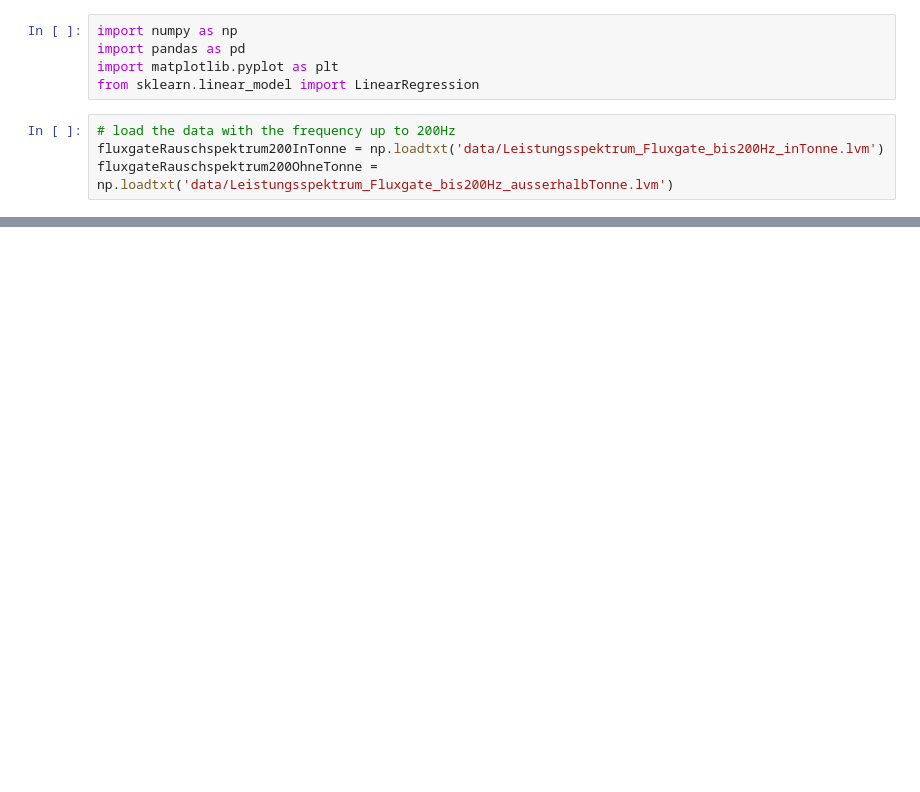
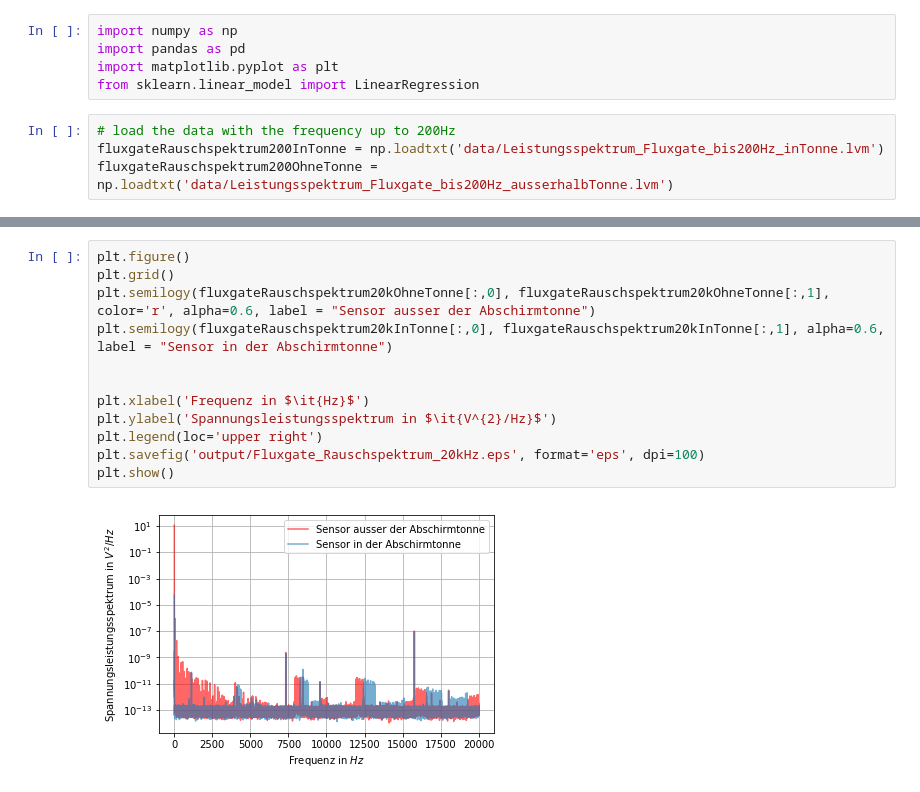
Before and after one commit to Acintya/sensorII_v6, a Jupyter notebook: Fluxgate/Fluxgate_Rauschspektrum.ipynb, the cells around one changed output, grey strips where cells are left out. Drawn from its saved outputs; the diff is of its cells as text; blank space fills up the shorter version.

```diff
--- a/Fluxgate/Fluxgate_Rauschspektrum.ipynb
+++ b/Fluxgate/Fluxgate_Rauschspektrum.ipynb
@@ -10,3 +27,17 @@ fluxgateRauschspektrum200OhneTonne = np.loadtxt('data/Leistungsspektrum_Fluxgate
+# %%
+plt.figure()
+plt.grid()
+plt.semilogy(fluxgateRauschspektrum20kOhneTonne[:,0], fluxgateRauschspektrum20kOhneTonne[:,1], color='r', alpha=0.6, label = "Sensor ausser der Abschirmtonne")
+plt.semilogy(fluxgateRauschspektrum20kInTonne[:,0], fluxgateRauschspektrum20kInTonne[:,1], alpha=0.6, label = "Sensor in der Abschirmtonne")
+
+
+plt.xlabel('Frequenz in $\it{Hz}$')
+plt.ylabel('Spannungsleistungsspektrum in $\it{V^{2}/Hz}$')
+plt.legend(loc='upper right')
+plt.savefig('output/Fluxgate_Rauschspektrum_20kHz.eps', format='eps', dpi=100)
+plt.show()
+# %% [output]
+[figure, added]
 # %%
 plt.figure()
 plt.grid()
```
Also changed, not shown: parts of 9 cells of this notebook, 18 other files.
